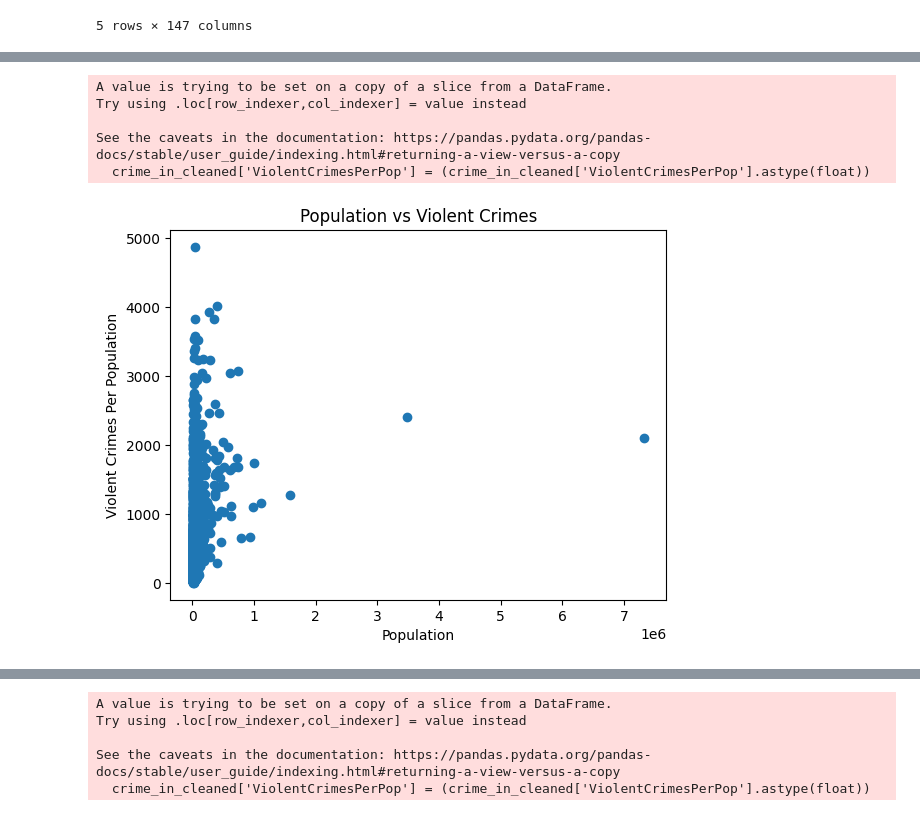
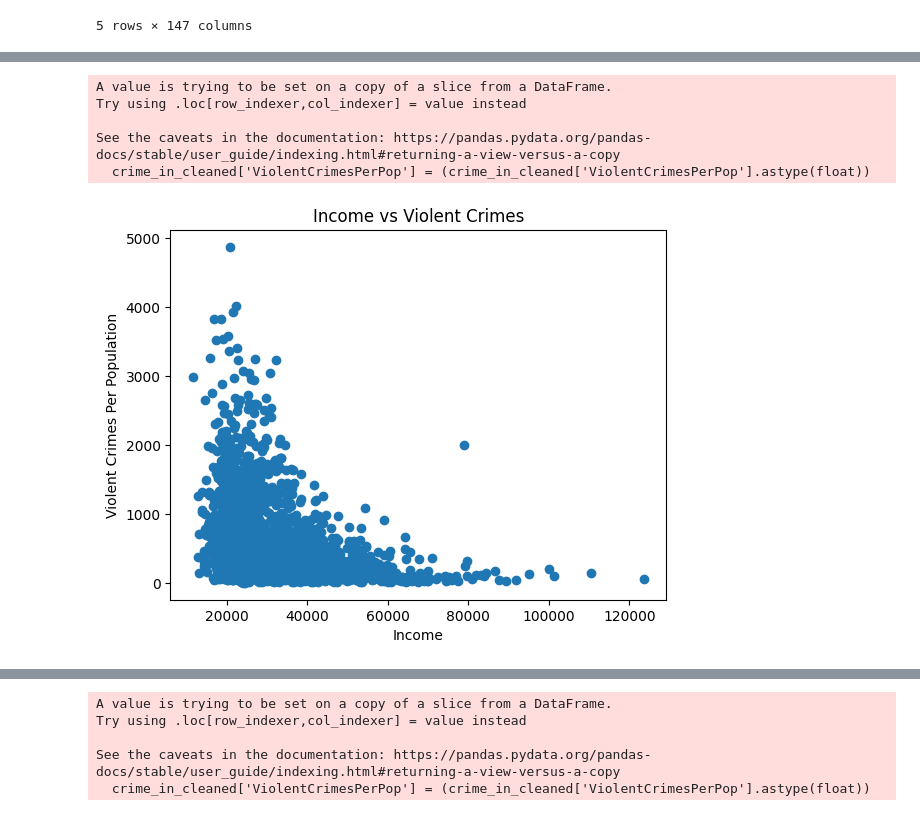
Before and after one commit to FrancoA325/PredictiveG24, a Jupyter notebook: Exploration.ipynb, the cells around one changed output, grey strips where cells are left out. Saved outputs shown, nothing was run; the diff lists cells and outputs as text; code cells hidden in the pictures.

```diff
--- a/Exploration.ipynb
+++ b/Exploration.ipynb
@@ -50,19 +77,20 @@ crime_in.head()
 # %%
 crime_in_cleaned = crime_in.dropna(subset=['ViolentCrimesPerPop'])
 crime_in_cleaned['ViolentCrimesPerPop'] = (crime_in_cleaned['ViolentCrimesPerPop'].astype(float))
 
 
 # Plot of Violent crime vs population scatter plot but with less data points
-plt.scatter(crime_in_cleaned['population'], crime_in_cleaned['ViolentCrimesPerPop'])
+plt.scatter(crime_in_cleaned['medIncome'], crime_in_cleaned['ViolentCrimesPerPop'])
+
 # labels for the x axis
-plt.title('Population vs Violent Crimes')
-plt.xlabel('Population')
+plt.title('Income vs Violent Crimes')
+plt.xlabel('Income')
 plt.ylabel('Violent Crimes Per Population')
 plt.show()
 # %% [output]
 A value is trying to be set on a copy of a slice from a DataFrame.
 Try using .loc[row_indexer,col_indexer] = value instead
 
 See the caveats in the documentation: https://pandas.pydata.org/pandas-docs/stable/user_guide/indexing.html#returning-a-view-versus-a-copy
   crime_in_cleaned['ViolentCrimesPerPop'] = (crime_in_cleaned['ViolentCrimesPerPop'].astype(float))
-[figure, old version]
+[figure, new version]
```
Also changed, not shown: parts of 9 cells of this notebook.
